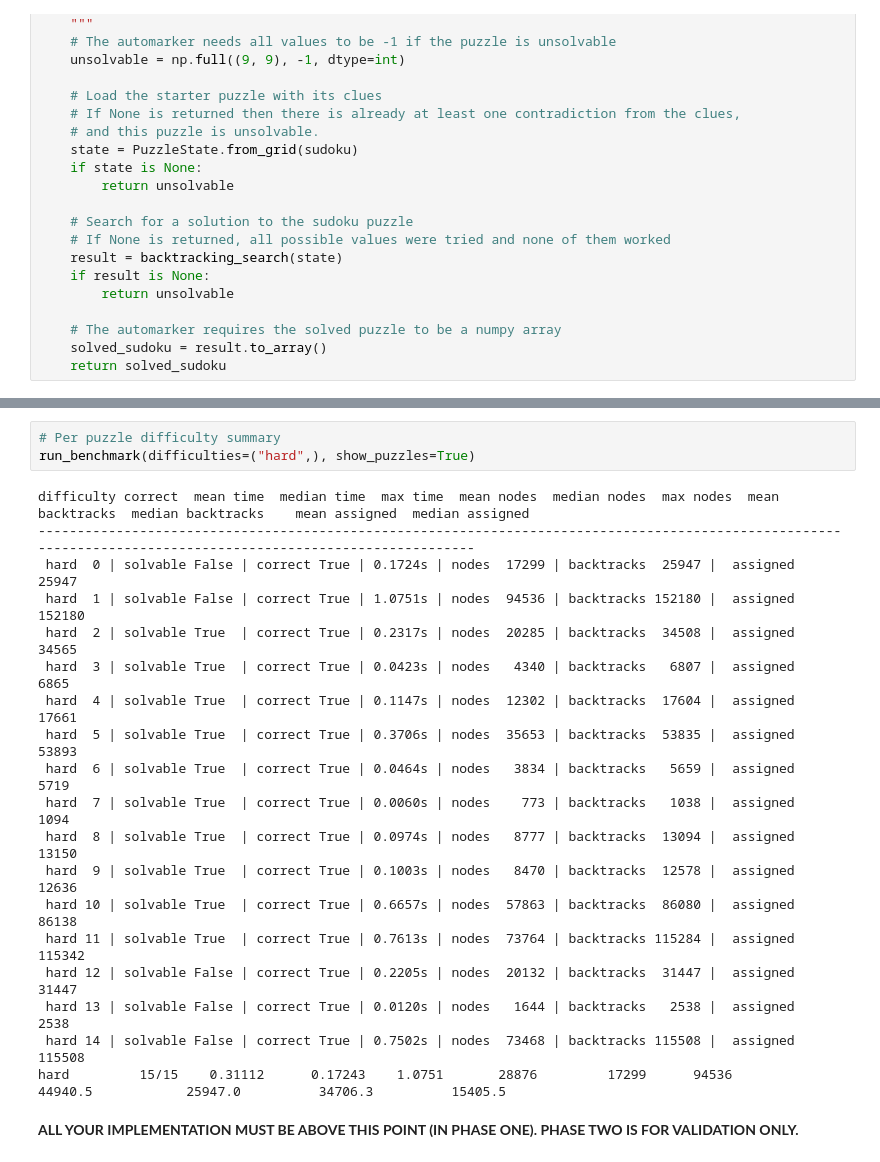
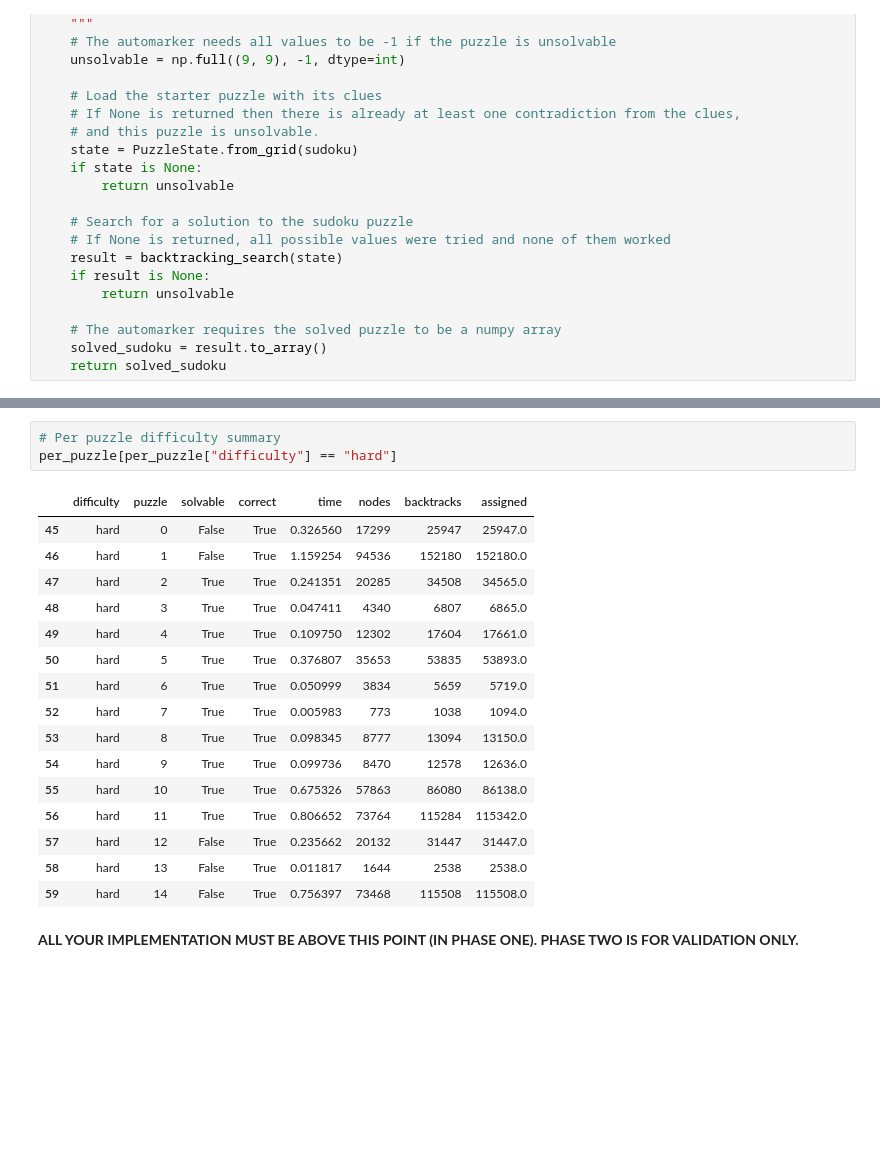
Before and after one commit to ashleighlategan/msc_uob_ashleigh_lategan, a Jupyter notebook: Foundations of Artificial Intelligence/Assignment 1/sudoku/sudoku_v1_baseline_forward_check_first_unassigned.ipynb, the cells around one changed output, grey strips where cells are left out. Saved outputs shown, nothing was run; the diff lists cells and outputs as text; blank space fills up the shorter version.

```diff
--- a/Foundations of Artificial Intelligence/Assignment 1/sudoku/sudoku_v1_baseline_forward_check_first_unassigned.ipynb
+++ b/Foundations of Artificial Intelligence/Assignment 1/sudoku/sudoku_v1_baseline_forward_check_first_unassigned.ipynb
@@ -425,25 +435,23 @@ hard         15/15    0.32096      0.18235    1.1243       28876         17299
 # %%
 # Per puzzle difficulty summary
-run_benchmark(difficulties=("hard",), show_puzzles=True)
+per_puzzle[per_puzzle["difficulty"] == "hard"]
 # %% [output]
-difficulty correct  mean time  median time  max time  mean nodes  median nodes  max nodes  mean backtracks  median backtracks    mean assigned  median assigned
----------------------------------------------------------------------------------------------------------------------------------------------------------------
- hard  0 | solvable False | correct True | 0.1724s | nodes  17299 | backtracks  25947 |  assigned  25947
- hard  1 | solvable False | correct True | 1.0751s | nodes  94536 | backtracks 152180 |  assigned 152180
- hard  2 | solvable True  | correct True | 0.2317s | nodes  20285 | backtracks  34508 |  assigned  34565
- hard  3 | solvable True  | correct True | 0.0423s | nodes   4340 | backtracks   6807 |  assigned   6865
- hard  4 | solvable True  | correct True | 0.1147s | nodes  12302 | backtracks  17604 |  assigned  17661
- hard  5 | solvable True  | correct True | 0.3706s | nodes  35653 | backtracks  53835 |  assigned  53893
- hard  6 | solvable True  | correct True | 0.0464s | nodes   3834 | backtracks   5659 |  assigned   5719
- hard  7 | solvable True  | correct True | 0.0060s | nodes    773 | backtracks   1038 |  assigned   1094
- hard  8 | solvable True  | correct True | 0.0974s | nodes   8777 | backtracks  13094 |  assigned  13150
- hard  9 | solvable True  | correct True | 0.1003s | nodes   8470 | backtracks  12578 |  assigned  12636
- hard 10 | solvable True  | correct True | 0.6657s | nodes  57863 | backtracks  86080 |  assigned  86138
- hard 11 | solvable True  | correct True | 0.7613s | nodes  73764 | backtracks 115284 |  assigned 115342
- hard 12 | solvable False | correct True | 0.2205s | nodes  20132 | backtracks  31447 |  assigned  31447
- hard 13 | solvable False | correct True | 0.0120s | nodes   1644 | backtracks   2538 |  assigned   2538
- hard 14 | solvable False | correct True | 0.7502s | nodes  73468 | backtracks 115508 |  assigned 115508
-hard         15/15    0.31112      0.17243    1.0751       28876         17299      94536          44940.5            25947.0          34706.3          15405.5
+|  | difficulty | puzzle | solvable | correct | time | nodes | backtracks | assigned |
+| 45 | hard | 0 | False | True | 0.326560 | 17299 | 25947 | 25947.0 |
+| 46 | hard | 1 | False | True | 1.159254 | 94536 | 152180 | 152180.0 |
+| 47 | hard | 2 | True | True | 0.241351 | 20285 | 34508 | 34565.0 |
+| 48 | hard | 3 | True | True | 0.047411 | 4340 | 6807 | 6865.0 |
+| 49 | hard | 4 | True | True | 0.109750 | 12302 | 17604 | 17661.0 |
+| 50 | hard | 5 | True | True | 0.376807 | 35653 | 53835 | 53893.0 |
+| 51 | hard | 6 | True | True | 0.050999 | 3834 | 5659 | 5719.0 |
+| 52 | hard | 7 | True | True | 0.005983 | 773 | 1038 | 1094.0 |
+| 53 | hard | 8 | True | True | 0.098345 | 8777 | 13094 | 13150.0 |
+| 54 | hard | 9 | True | True | 0.099736 | 8470 | 12578 | 12636.0 |
+| 55 | hard | 10 | True | True | 0.675326 | 57863 | 86080 | 86138.0 |
+| 56 | hard | 11 | True | True | 0.806652 | 73764 | 115284 | 115342.0 |
+| 57 | hard | 12 | False | True | 0.235662 | 20132 | 31447 | 31447.0 |
+| 58 | hard | 13 | False | True | 0.011817 | 1644 | 2538 | 2538.0 |
+| 59 | hard | 14 | False | True | 0.756397 | 73468 | 115508 | 115508.0 |
 # %% [markdown]
 **ALL YOUR IMPLEMENTATION MUST BE ABOVE THIS POINT (IN PHASE ONE). PHASE TWO IS FOR VALIDATION ONLY.**
 # %% [markdown]
```
Also changed, not shown: parts of 3 cells of this notebook, 2 other files.
